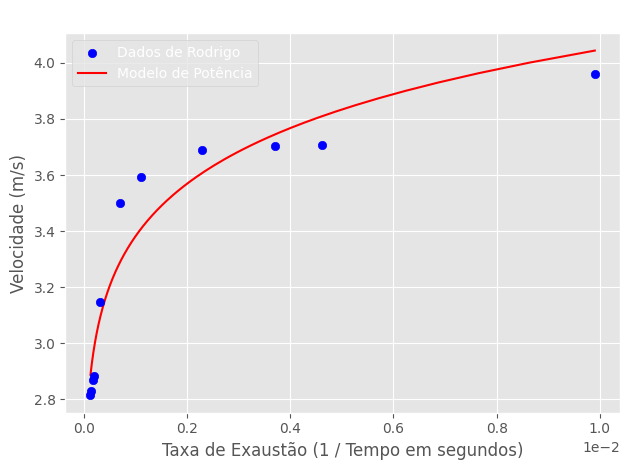
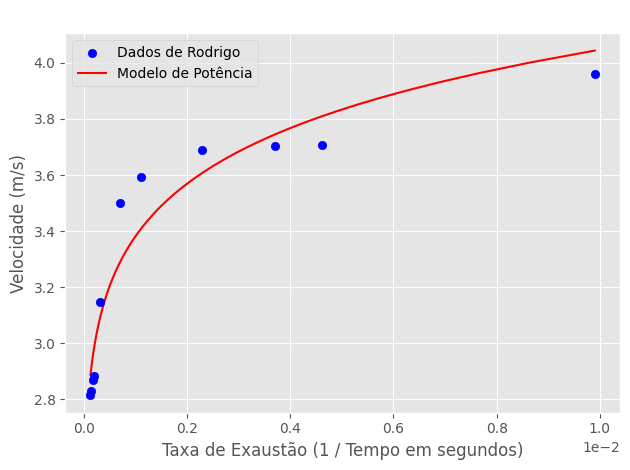
The notebook cell's code change between the first figure and the second:
--- before
+++ after
@@ -30,5 +30,5 @@
 plt.ticklabel_format(style='sci', axis='x', scilimits=(0,0))
 
-plt.legend()
+plt.legend(labelcolor="black")
 plt.tight_layout()
 plt.show()

Commit: Organizando o notebook e colocando o gráfico de velocidade x distancia